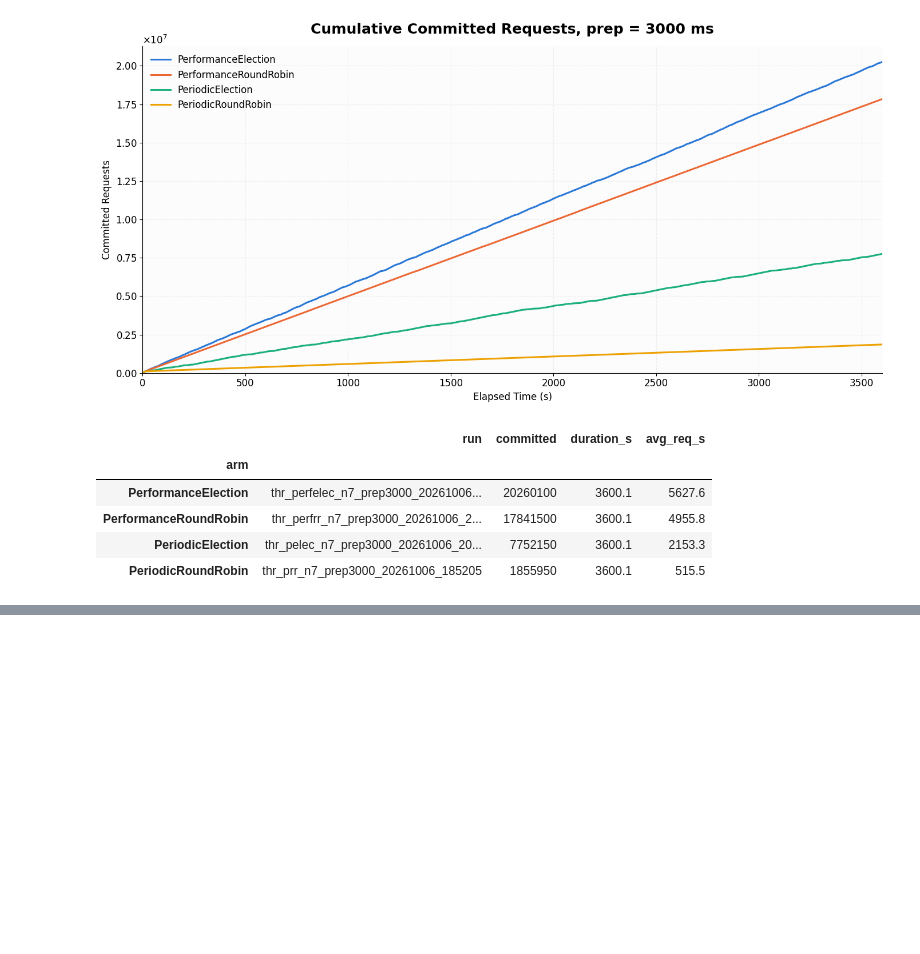
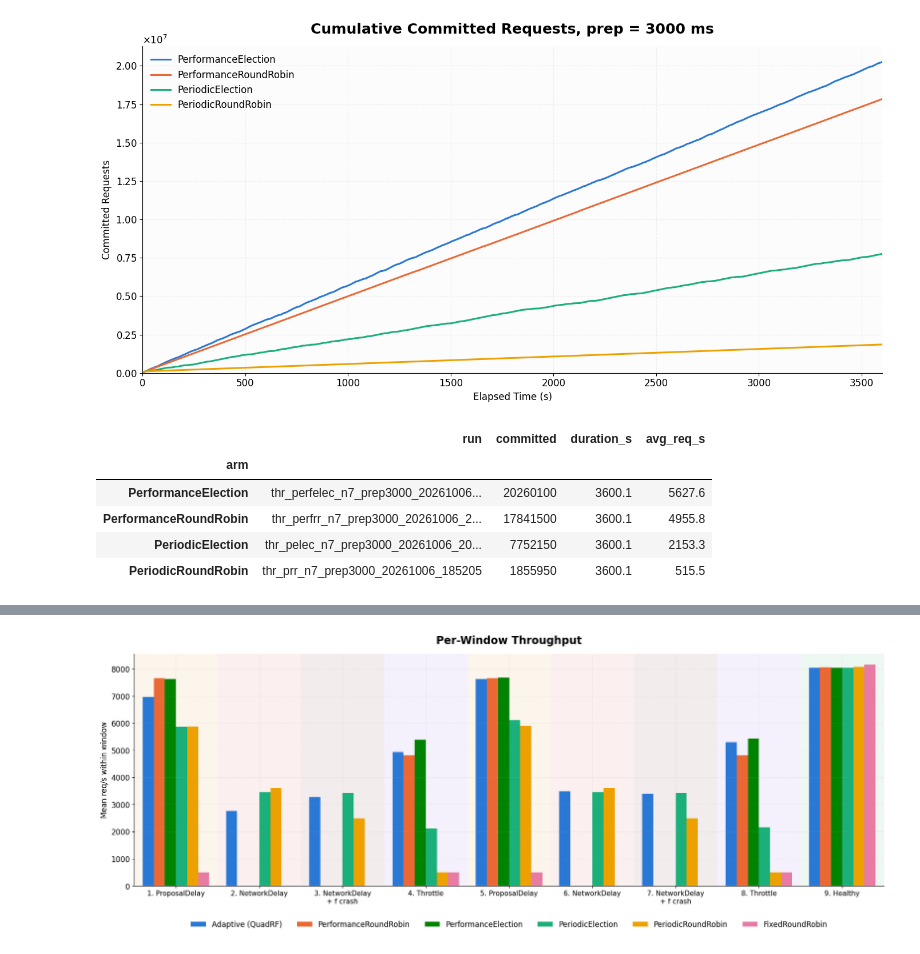
Before and after one commit to Michael112233/pbft, a Jupyter notebook: plot_tps_series.ipynb, the cells around one changed output, grey strips where cells are left out. Drawn from its saved outputs; the diff is of its cells as text; code cells hidden in the pictures; blank space fills up the shorter version.

```diff
--- a/plot_tps_series.ipynb
+++ b/plot_tps_series.ipynb
@@ -1718,3 +1718,27 @@ window edge spread across runs (max - min, s): [0.36 0.32 0.31 0.4  0.4  0.32 0.
 | PeriodicElection | 5857.6 | 3458.5 | 3421.9 | 2109.9 | 6115.9 | ... |
 | PeriodicRoundRobin | 5883.6 | 3605.8 | 2492.5 | 499.2 | 5890.2 | ... |
 | FixedRoundRobin | 490.8 | 0.0 | 0.0 | 503.0 | 490.5 | ... |
+# %%
+# Per-window mean req/s, one cluster per window in run order: the table above as bars. Reuses
+# ms_frames / ms_names / ms_scenario_bg / ms_short from the multi-scenario cell, so it follows
+# ms_last_window. Each bar is that run's committed requests inside the window over the window's
+# length, on the run's own edges.
+fig, ax = plt.subplots(figsize=(18, 7))
+bar_width = 0.8 / len(ms_frames)
+for k, name in enumerate(ms_names):
+    ax.axvspan(k - 0.5, k + 0.5, color=ms_scenario_bg[name], alpha=0.07, linewidth=0)
+for j, fr in enumerate(ms_frames):
+    xs = np.arange(len(ms_names)) - 0.4 + bar_width * (j + 0.5)
+    ax.bar(xs, fr["committed"] / np.diff(fr["edges"]), width=bar_width, color=fr["color"],
+           label=fr["label"])
+ax.set_xticks(range(len(ms_names)))
+ax.set_xticklabels([f"{k + 1}. {ms_short[n]}" for k, n in enumerate(ms_names)], fontsize=11)
+ax.set_xlim(-0.5, len(ms_names) - 0.5)
+ax.set_ylim(bottom=0)
+ax.set_ylabel("Mean req/s within window")
+ax.set_title("Per-Window Throughput", fontsize=17, weight="bold", pad=16)
+ax.legend(loc="upper center", bbox_to_anchor=(0.5, -0.12), ncol=len(ms_frames), frameon=False)
+plt.tight_layout()
+plt.show()
+# %% [output]
+[figure, added]
```
Also changed, not shown: parts of 2 cells of this notebook, 1 other file.
